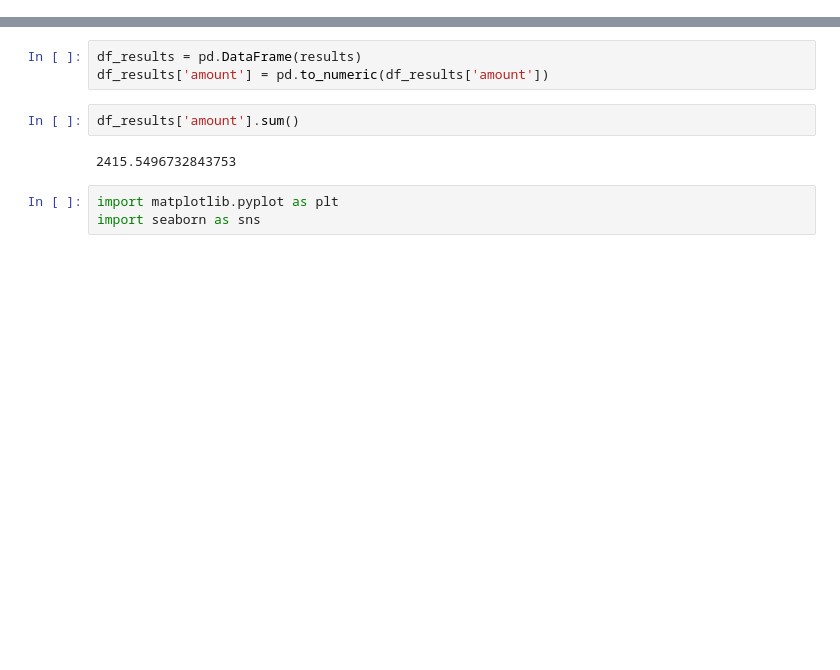
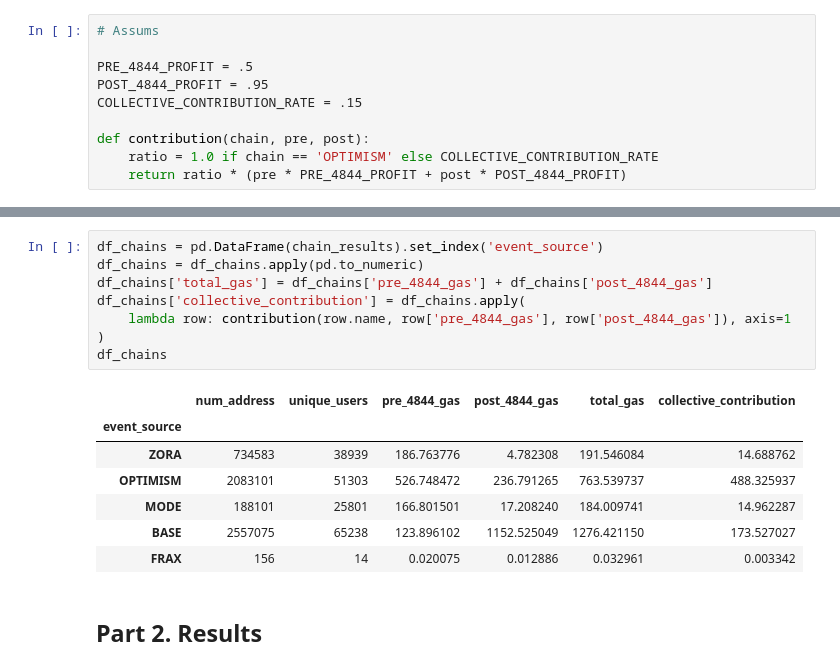
Before and after one commit to opensource-observer/insights, a Jupyter notebook: analysis/optimism/retrofunding4/20250110_RF4_BuilderBudgeting.ipynb, the cells around one changed output, grey strips where cells are left out. Saved outputs shown, nothing was run; the diff lists cells and outputs as text; blank space fills up the shorter version.

Commit message:
feat(nb): add builder budget results

```diff
--- a/analysis/optimism/retrofunding4/20250110_RF4_BuilderBudgeting.ipynb
+++ b/analysis/optimism/retrofunding4/20250110_RF4_BuilderBudgeting.ipynb
@@ -23,0 +15,10 @@ gas_fees.sum()
+# %%
+# Assums
+
+PRE_4844_PROFIT = .5
+POST_4844_PROFIT = .95
+COLLECTIVE_CONTRIBUTION_RATE = .15
+
+def contribution(chain, pre, post):
+    ratio = 1.0 if chain == 'OPTIMISM' else COLLECTIVE_CONTRIBUTION_RATE
+    return ratio * (pre * PRE_4844_PROFIT + post * POST_4844_PROFIT)
@@ -67,11 +114,19 @@ results = [{
 }]
-# %%
-df_results = pd.DataFrame(results)
-df_results['amount'] = pd.to_numeric(df_results['amount'])
-# %%
-df_results['amount'].sum()
-# %% [output]
-2415.5496732843753
-# %%
-import matplotlib.pyplot as plt
-import seaborn as sns
+# %%
+df_chains = pd.DataFrame(chain_results).set_index('event_source')
+df_chains = df_chains.apply(pd.to_numeric)
+df_chains['total_gas'] = df_chains['pre_4844_gas'] + df_chains['post_4844_gas']
+df_chains['collective_contribution'] = df_chains.apply(
+    lambda row: contribution(row.name, row['pre_4844_gas'], row['post_4844_gas']), axis=1
+)
+df_chains
+# %% [output]
+|  | num_address | unique_users | pre_4844_gas | post_4844_gas | total_gas | collective_contribution |
+| event_source |  |  |  |  |  |  |
+| ZORA | 734583 | 38939 | 186.763776 | 4.782308 | 191.546084 | 14.688762 |
+| OPTIMISM | 2083101 | 51303 | 526.748472 | 236.791265 | 763.539737 | 488.325937 |
+| MODE | 188101 | 25801 | 166.801501 | 17.208240 | 184.009741 | 14.962287 |
+| BASE | 2557075 | 65238 | 123.896102 | 1152.525049 | 1276.421150 | 173.527027 |
+| FRAX | 156 | 14 | 0.020075 | 0.012886 | 0.032961 | 0.003342 |
+# %% [markdown]
+## Part 2. Results
```
Also changed, not shown: parts of 11 cells of this notebook.
